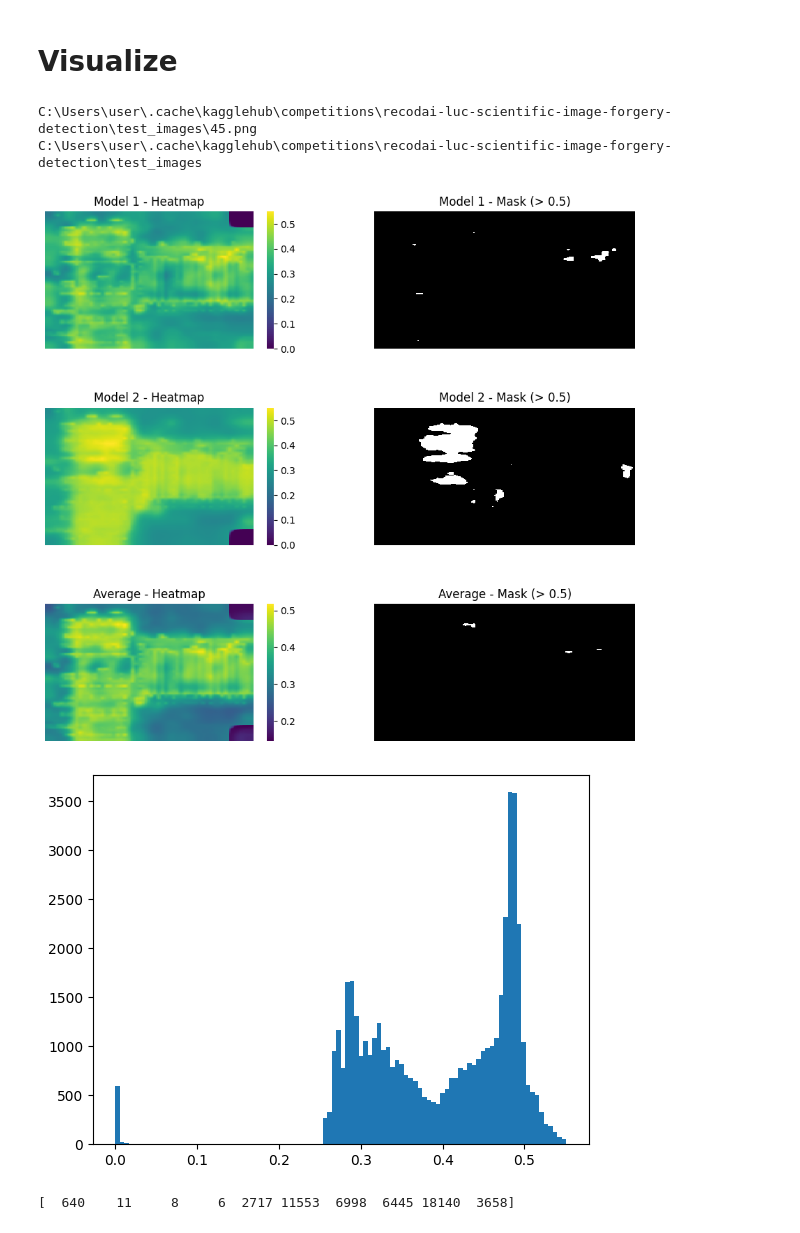
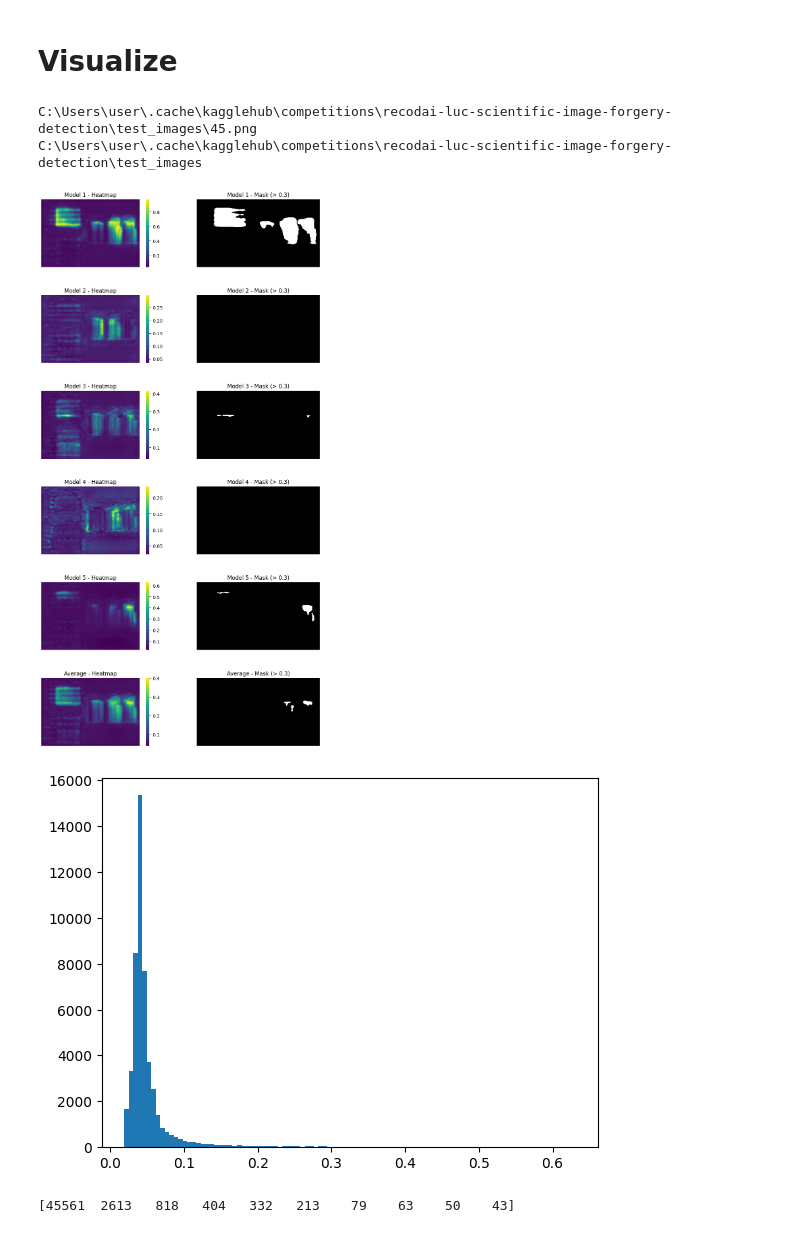
Before and after one commit to sdsdsdsdaf/Recod.ai, a Jupyter notebook: Recod_ai.ipynb, the cells around one changed output. Drawn from its saved outputs; the diff is of its cells as text; code cells hidden in the pictures.

Commit message:
Swin UNet Decoder add

```diff
--- a/Recod_ai.ipynb
+++ b/Recod_ai.ipynb
@@ -1306,7 +1306,7 @@ TRAIN_DIR = os.path.join(COMP_DIR, "train_images")
 BASE_PATH = r"Weights"
 BEST_FOLD_PATH = os.path.join("FOLD1", "best1.pth")
 MODEL_PATH = os.path.join(BASE_PATH, BEST_FOLD_PATH)
-model_path_list = [os.path.join(BASE_PATH, f"FOLD{i}/best1.pth") for i in range(1,3)]
+model_path_list = [os.path.join(BASE_PATH, f"FOLD{i}/best1.pth") for i in range(1,6)]
 
 
 
@@ -1460,7 +1460,7 @@ train_transform = A.Compose([
     ToTensorV2()
 ])
 test_transform = A.Compose([
-    # 테스트 때는 중앙 크롭 혹은 그냥 리사이즈 -> 슬라이딩 윈도우 방식 고려려
+    # 테스트 때는 중앙 크롭 혹은 그냥 리사이즈 -> 슬라이딩 윈도우 방식 고려
     A.Resize(IMG_SIZE, IMG_SIZE),
     A.Normalize(mean=(0.485, 0.456, 0.406), std=(0.229, 0.224, 0.225)),
     ToTensorV2()
@@ -1468,7 +1468,7 @@ test_transform = A.Compose([
 
 MODEL_CONFIG = {
     'backbone_name': 'swin_base_patch4_window7_224',
-    'decoder_type': 'segformer',
+    'decoder_type': 'unet',
     'num_classes': 1,
     'emb_ch': 256,
     'dropout_ratio': 0.1,
@@ -1545,12 +1545,11 @@ FREEZE_LAYER = None
 
 
 #Post Processing HyperParams
-THRESHOLD = 0.8
 LOW_CONF_MAX_PROB = 0.06
 LOW_VIZ_THR = 0.04
 LOW_CONF_MIN_PIXEL = 128
 MIN_AREA_RATIO = 0.002
-THRESHOLD = 0.5
+THRESHOLD = 0.3
 TRAIN_SAMPLE_NUM = None
 TEST_SAMPLE_NUM = None
 
@@ -1892,10 +1891,7 @@ with torch.no_grad():
     img = cv2.imread(img_path)
     original_size = img.shape[:2]
     img = cv2.cvtColor(img, cv2.COLOR_BGR2RGB)
-    img_resized = cv2.resize(img, (IMG_SIZE, IMG_SIZE), interpolation=INTERPOLATION)
-
-    img_tensor = torch.from_numpy(img_resized.astype(np.float32) / 255.0)
-    img_tensor = img_tensor.permute(2, 0, 1).unsqueeze(0).contiguous()
+    img_tensor = test_transform(image=img)['image'].unsqueeze(0)  # (1, 3, H, W)
     img_tensor = img_tensor.to(DEVICE)
 
     for model_path in model_path_list:
@@ -1941,31 +1937,31 @@ for i in range(len(proba_map_list)):
         cbar=False
     )
     axes[i, 1].set_title(f"Model {i+1} - Mask (> {THRESHOLD})")
     axes[i, 1].axis("off")
 
 # ===== 평균 결과 =====
 sns.heatmap(
     avg_proba_map,
     ax=axes[-1, 0],
     cmap="viridis"
 )
 axes[-1, 0].set_title("Average - Heatmap")
 axes[-1, 0].axis("off")
 
 avg_mask = (avg_proba_map > THRESHOLD).astype(np.uint8)
 sns.heatmap(
     avg_mask,
     ax=axes[-1, 1],
     cmap="gray",
     vmin=0,
     vmax=1,
     cbar=False
 )
 axes[-1, 1].set_title(f"Average - Mask (> {THRESHOLD})")
 axes[-1, 1].axis("off")
 
 plt.show()
 # %% [output]
 C:\Users\user\.cache\kagglehub\competitions\recodai-luc-scientific-image-forgery-detection\test_images\45.png
 C:\Users\user\.cache\kagglehub\competitions\recodai-luc-scientific-image-forgery-detection\test_images
-[figure, old version]
+[figure, new version]
@@ -1976,8 +2171,8 @@ plt.show()
 hist, _ = np.histogram(proba_map.ravel(), bins=10)
 print(hist)
 # %% [output]
-[figure, old version]
+[figure, new version]
-[  640    11     8     6  2717 11553  6998  6445 18140  3658]
+[45561  2613   818   404   332   213    79    63    50    43]
 # %%
 import matplotlib.pyplot as plt
 
```
Also changed, not shown: parts of 5 cells of this notebook, 6 other files.
